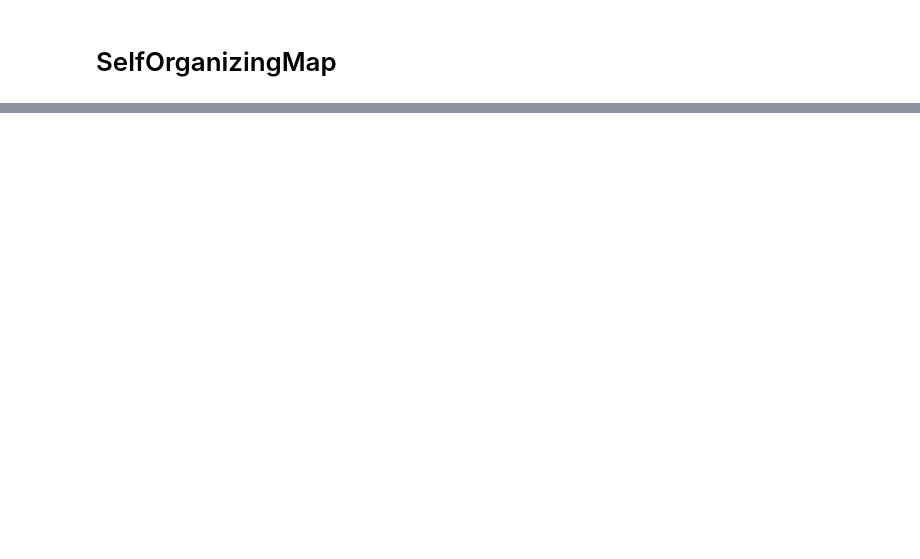
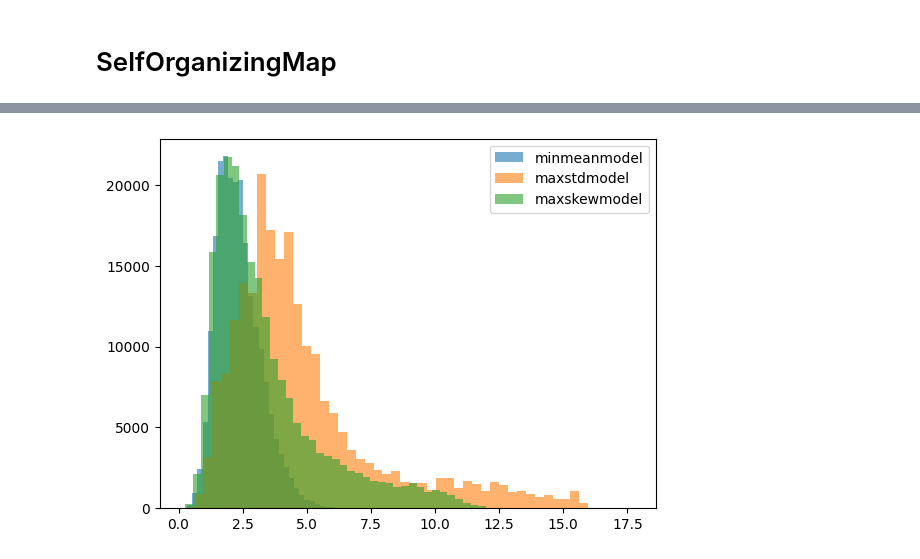
Before and after one commit to aymanfen/RealTimeAnomalyDetection, a Jupyter notebook: notebooks/modelling.ipynb, the cells around one changed output, grey strips where cells are left out. Saved outputs shown, nothing was run; the diff lists cells and outputs as text; code cells hidden in the pictures; blank space fills up the shorter version.

```diff
--- a/notebooks/modelling.ipynb
+++ b/notebooks/modelling.ipynb
@@ -80,6 +91,8 @@ from src.models.AutoEncoder import AutoEncoderModel
 # %%
 inputdim=traindf.shape[1]
 
-ae=AutoEncoderModel(inputdim=inputdim,epochs=10)
+# meanae=AutoEncoderModel(inputdim=inputdim,epochs=10,latentdim=20,lr=0.0003,batchsize=64)
+# stdae=AutoEncoderModel(inputdim=inputdim,epochs=10,latentdim=6,lr=0.0005,batchsize=256)
 
-trainmodel(ae,traindf,runname='testAE')
+# trainmodel(meanae,traindf,runname='testAE')
+# trainmodel(stdae,traindf,runname='testAE')
@@ -112,7 +101,11 @@ Epoch 10/10
 # %%
 from src.models.SelfOrganizingMap import SOMModel
 # %%
-# model=SOMModel(inputlen=inputdim)
+stdsom=SOMModel(inputlen=inputdim,x=6,y=9,sigma=1.05,learning_rate=0.5,iterations=764)
+meansom=SOMModel(inputlen=inputdim,x=19,y=16,sigma=0.87,learning_rate=0.24,iterations=755)
+skewsom=SOMModel(inputlen=inputdim,x=16,y=17,sigma=1.6,learning_rate=0.21,iterations=2564)
 
-# trainmodel(model,traindf,runname='testSOM')
+trainmodel(stdsom,traindf,runname='testSOM')
+trainmodel(meansom,traindf,runname='testSOM')
+trainmodel(skewsom,traindf,runname='testSOM')
 # %% [output]
@@ -214,0 +140,11 @@ print(study.best_params)
+# %%
+scores=meansom.score(testdf)
+plt.hist(scores,bins=50,label='minmeanmodel',alpha=0.6)
+scores=stdsom.score(testdf)
+plt.hist(scores,bins=50,label='maxstdmodel',alpha=0.6)
+scores=skewsom.score(testdf)
+plt.hist(scores,bins=50,label='maxskewmodel',alpha=0.6)
+plt.legend()
+plt.show()
+# %% [output]
+[figure, added]
```
Also changed, not shown: parts of 11 cells of this notebook, 6 other files.
